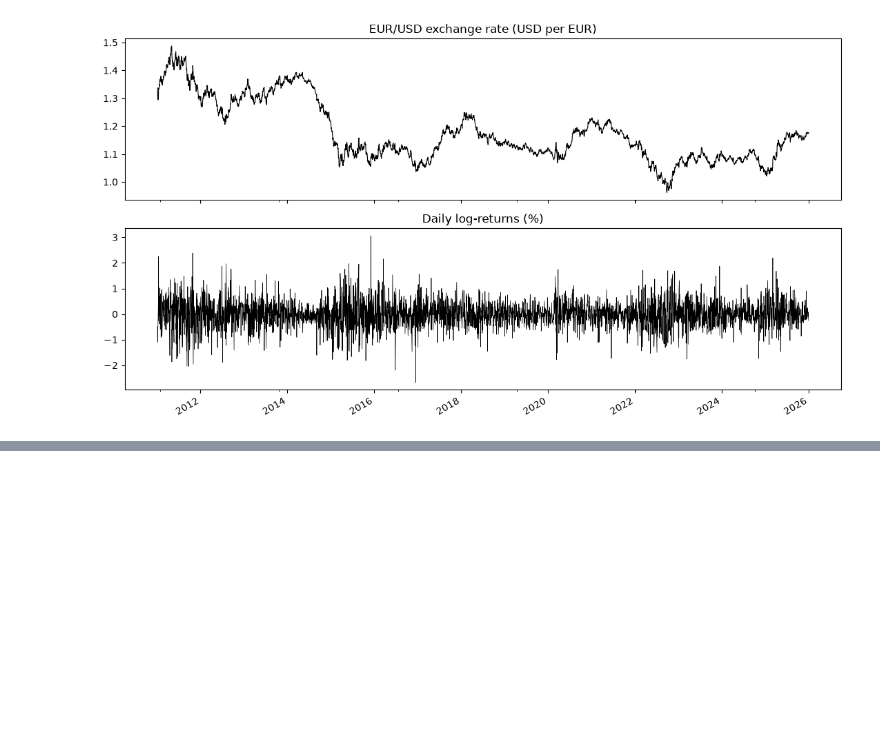
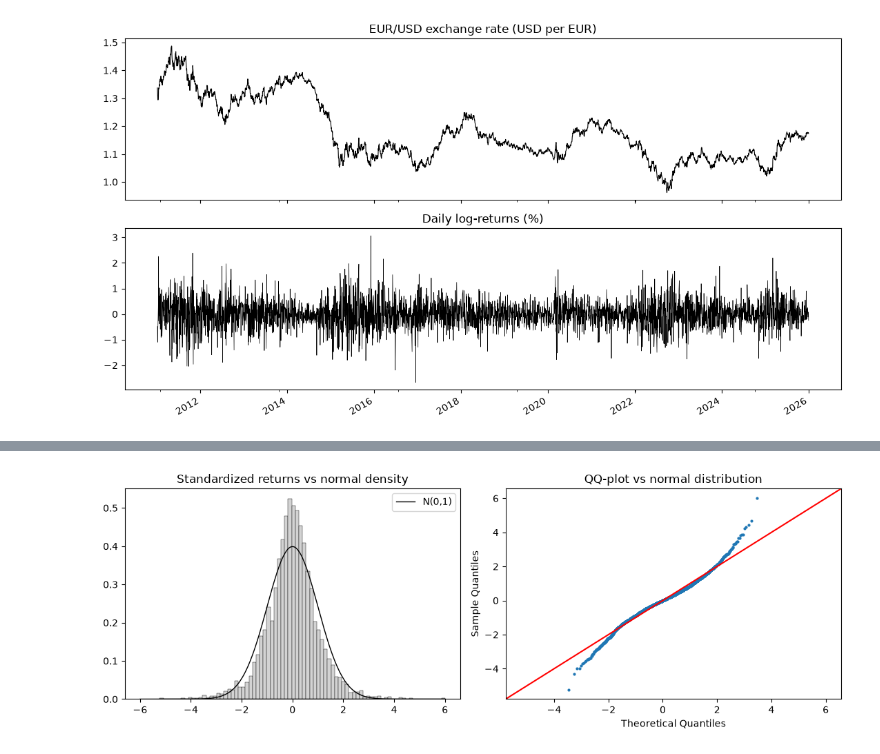
Before and after one commit to elhassanabounnaim-commits/eurusd-volatility-garch, a Jupyter notebook: main.ipynb, the cells around one changed output, grey strips where cells are left out. Cells and saved outputs as stored; diff of their text form; code cells hidden in the pictures; blank space fills up the shorter version.

```diff
--- a/main.ipynb
+++ b/main.ipynb
@@ -66,0 +86,19 @@ plt.show()
+# %%
+z = (returns - returns.mean()) / returns.std()  # standardized returns
+
+fig, axes = plt.subplots(1, 2, figsize=(11, 4))
+
+grid = np.linspace(-6, 6, 400)
+axes[0].hist(z, bins=80, density=True, color="lightgray", edgecolor="black", lw=0.3)
+axes[0].plot(grid, stats.norm.pdf(grid), color="black", lw=1, label="N(0,1)")
+axes[0].set_title("Standardized returns vs normal density")
+axes[0].legend()
+
+sm.qqplot(z, line="45", ax=axes[1], markersize=2)
+axes[1].set_title("QQ-plot vs normal distribution")
+
+plt.tight_layout()
+fig.savefig("figures/02_distribution.png", dpi=150)
+plt.show()
+# %% [output]
+[figure, added]
```
Also changed, not shown: parts of 7 cells of this notebook, 4 other files.
